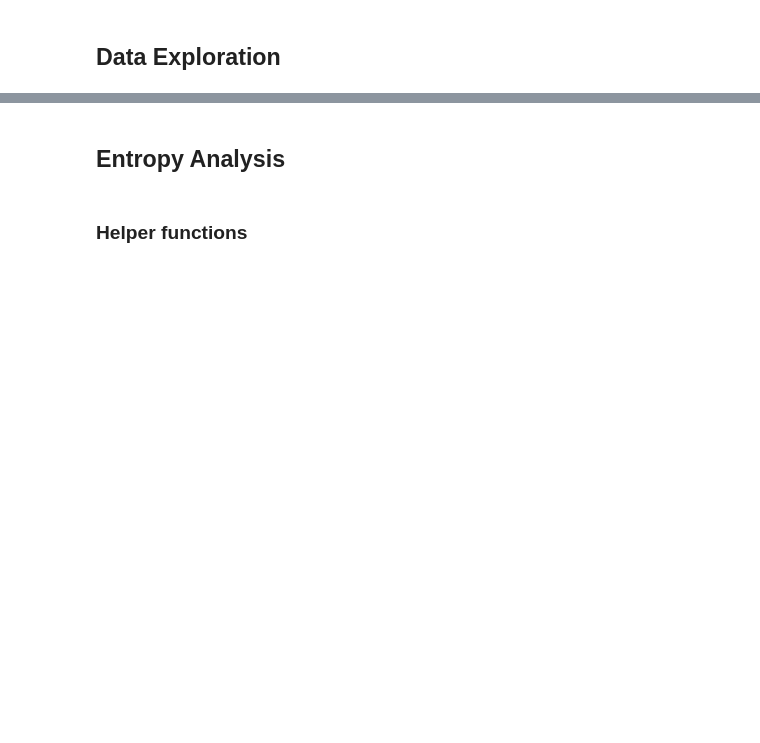
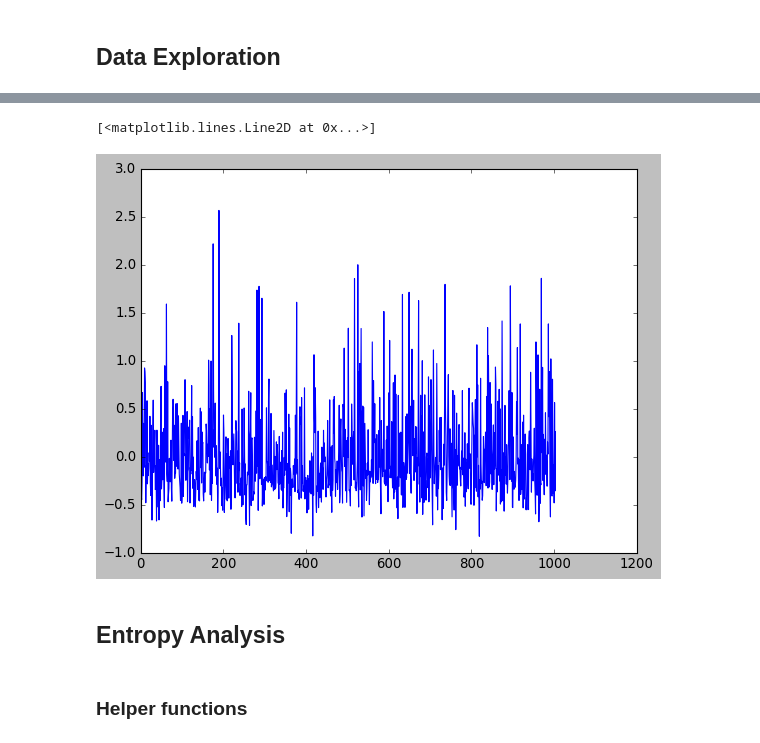
Before and after one commit to laporastrelli/Final_Year_Project, a Jupyter notebook: traj_processing_BIG_DATA.ipynb, the cells around one changed output, grey strips where cells are left out. Drawn from its saved outputs; the diff is of its cells as text; code cells hidden in the pictures; blank space fills up the shorter version.

```diff
--- a/traj_processing_BIG_DATA.ipynb
+++ b/traj_processing_BIG_DATA.ipynb
@@ -165,3 +185,20 @@ reduced_traj_k.shape
+# %%
+def mov_average(data, window_length, shift_length):
+    av_data = []
+    a = 0
+    for i in range(0,len(data),shift_length):
+        if i>=window_length:
+            av_data.append(np.mean(data[i-window_length:i]))
+            a = a + 1
+    return av_data
+# %%
+sample_x_traj = all_trajectories[:, 39]
+sample_x_traj = mov_average(sample_x_traj, 9000, 9000)
+
+plt.plot(np.arange(len(sample_x_traj)), sample_x_traj)
+# %% [output]
+[<matplotlib.lines.Line2D at 0x...>]
+[figure, added]
 # %%
 # plotting histogram of the x,y and z location of the first dimension of high-d trajectory
 # x-location
```
Also changed, not shown: parts of 22 cells of this notebook, 1 other file.
